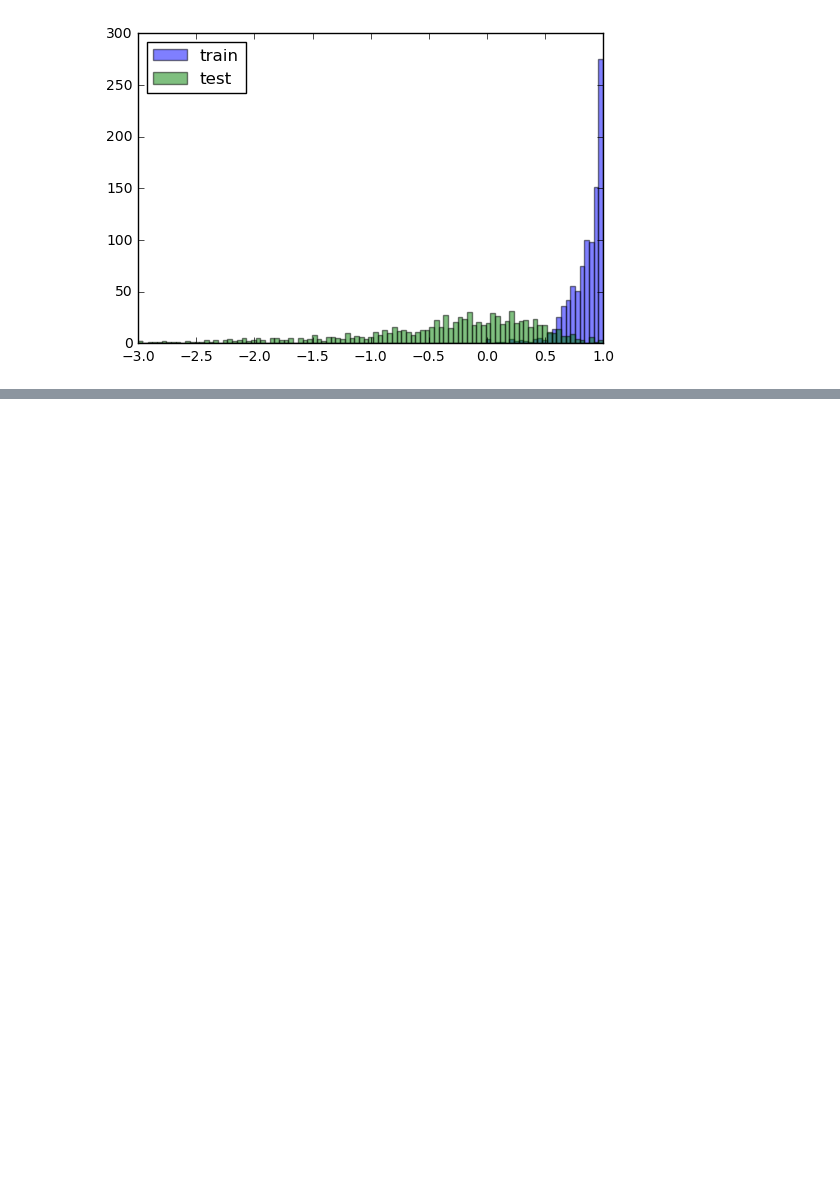
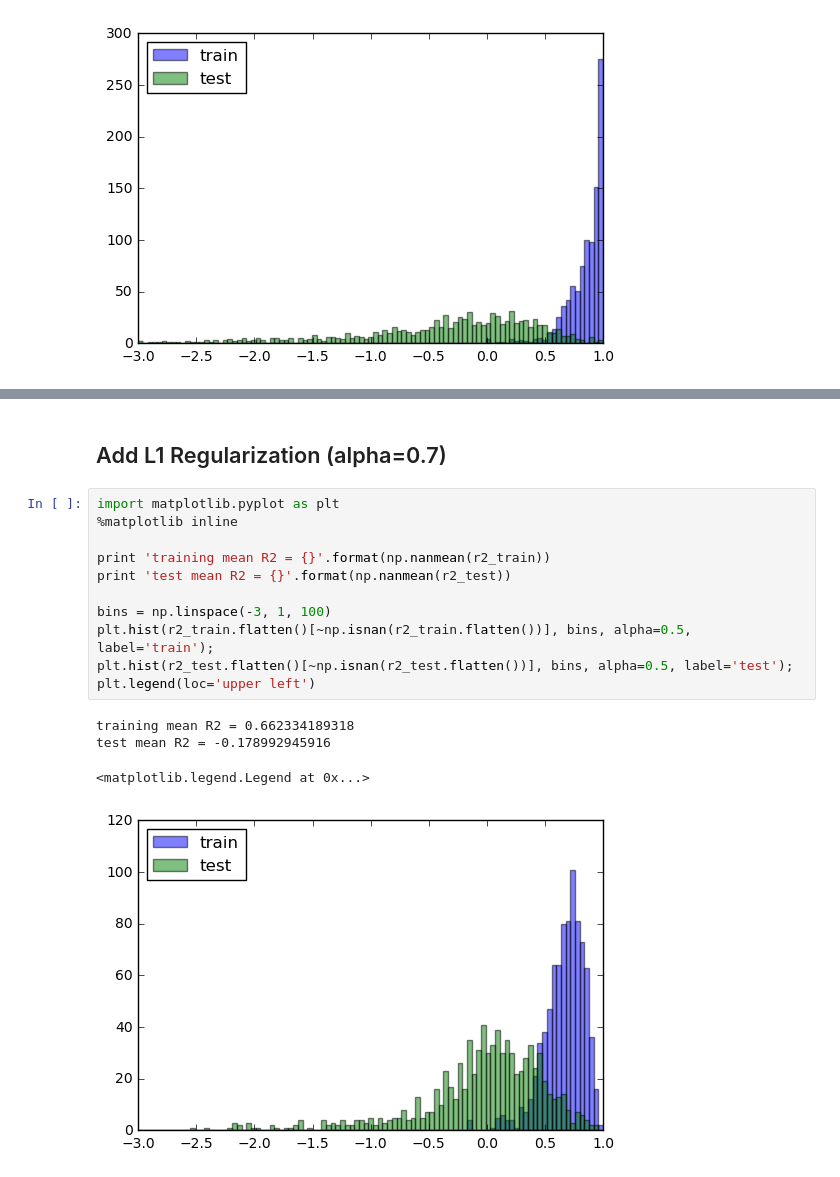
Before and after one commit to striantafillou/causality, a Jupyter notebook: run_xgboost.ipynb, the cells around one changed output, grey strips where cells are left out. Saved outputs shown, nothing was run; the diff lists cells and outputs as text; blank space fills up the shorter version.

```diff
--- a/run_xgboost.ipynb
+++ b/run_xgboost.ipynb
@@ -141,0 +184,18 @@ test mean R2 = -0.606042365809
+# %% [markdown]
+## Add L1 Regularization (alpha=0.7)
+# %%
+import matplotlib.pyplot as plt
+%matplotlib inline
+
+print 'training mean R2 = {}'.format(np.nanmean(r2_train))
+print 'test mean R2 = {}'.format(np.nanmean(r2_test))
+
+bins = np.linspace(-3, 1, 100)
+plt.hist(r2_train.flatten()[~np.isnan(r2_train.flatten())], bins, alpha=0.5, label='train');
+plt.hist(r2_test.flatten()[~np.isnan(r2_test.flatten())], bins, alpha=0.5, label='test');
+plt.legend(loc='upper left')
+# %% [output]
+training mean R2 = 0.662334189318
+test mean R2 = -0.178992945916
+<matplotlib.legend.Legend at 0x...>
+[figure, added]
```
Also changed, not shown: parts of 11 cells of this notebook, 5 other files.
